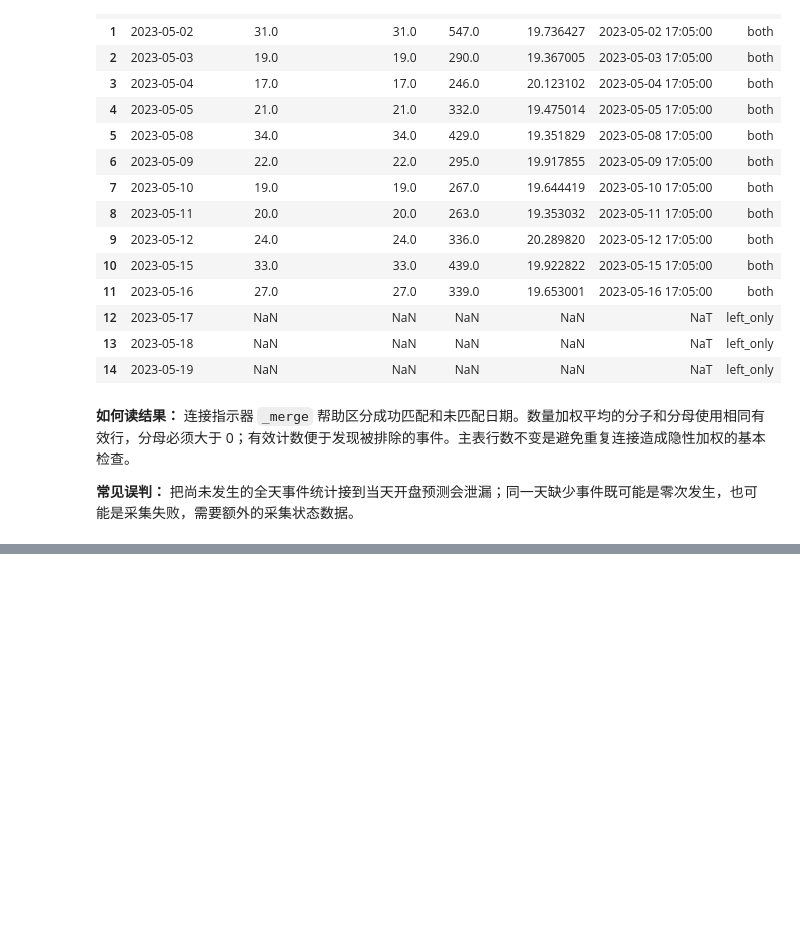
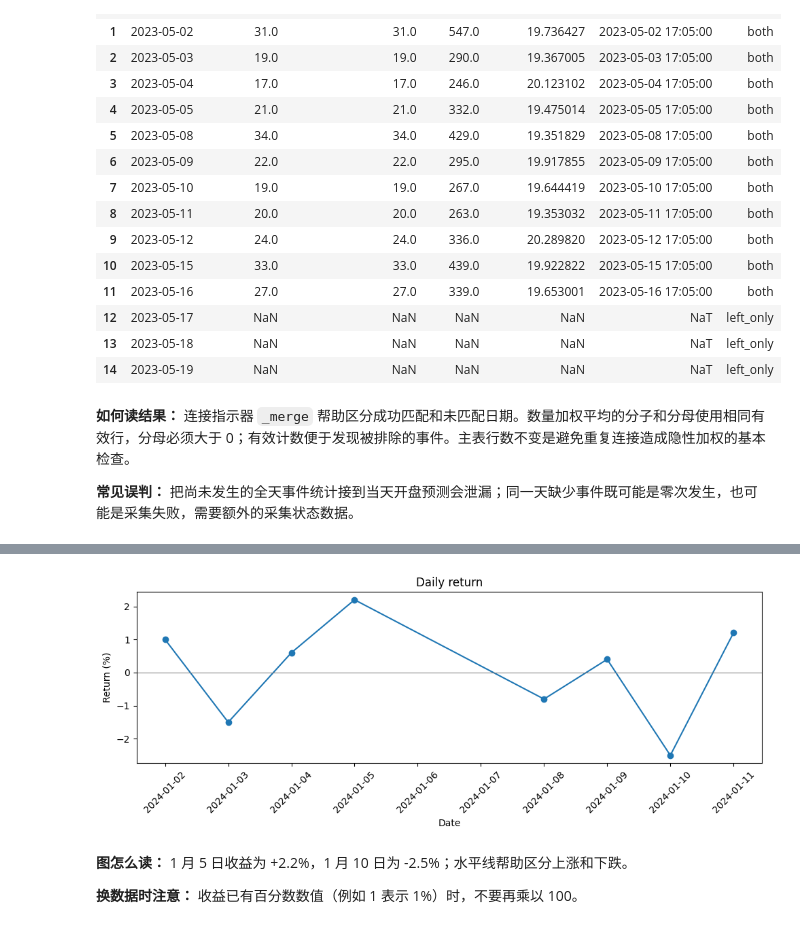
Before and after one commit to EnkiDoctor/timeseries-research-notebooks, a Jupyter notebook: notebooks/02_time_series_processing_visualization.ipynb, the cells around one changed output, grey strips where cells are left out. Cells and saved outputs as stored; diff of their text form; code cells hidden in the pictures; blank space fills up the shorter version.

Commit message:
Simplify visualization cases with input tables and direct dataframe plots

```diff
--- a/notebooks/02_time_series_processing_visualization.ipynb
+++ b/notebooks/02_time_series_processing_visualization.ipynb
@@ -1594,0 +778,32 @@ print("重复时间戳行数:", v18.duplicated(["timestamp", "asset"], keep=Fals
+# %%
+# 示例建表：已有自己的 df 时跳过这一格。
+df = pd.DataFrame([
+    ['2024-01-02', 0.01],
+    ['2024-01-03', -0.015],
+    ['2024-01-04', 0.006],
+    ['2024-01-05', 0.022],
+    ['2024-01-08', -0.008],
+    ['2024-01-09', 0.004],
+    ['2024-01-10', -0.025],
+    ['2024-01-11', 0.012],
+], columns=['date', 'ret'])
+# %%
+# 绘图代码：输入为上面格式的 df，可直接替换成你的表。
+df["date"] = pd.to_datetime(df["date"])
+df = df.sort_values("date")  # 折线必须按时间连接
+
+plt.figure(figsize=(10, 4))
+plt.plot(df["date"], df["ret"] * 100, marker="o")  # 小数转百分数
+plt.axhline(0, color="grey", linewidth=0.8)
+plt.title("Daily return")
+plt.xlabel("Date")
+plt.ylabel("Return (%)")
+plt.xticks(rotation=45)
+plt.tight_layout()
+plt.show()
+# %% [output]
+[figure, added]
+# %% [markdown]
+**图怎么读：** 1 月 5 日收益为 +2.2%，1 月 10 日为 -2.5%；水平线帮助区分上涨和下跌。
+
+**换数据时注意：** 收益已有百分数数值（例如 1 表示 1%）时，不要再乘以 100。
```
Also changed, not shown: parts of 130 cells of this notebook, 30 other files.
